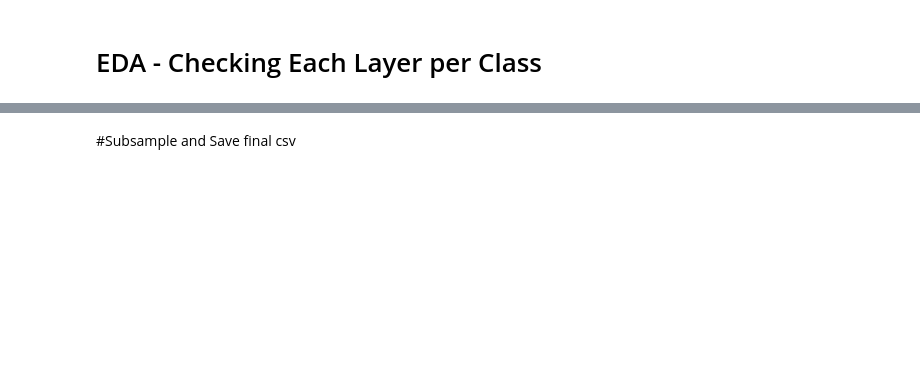
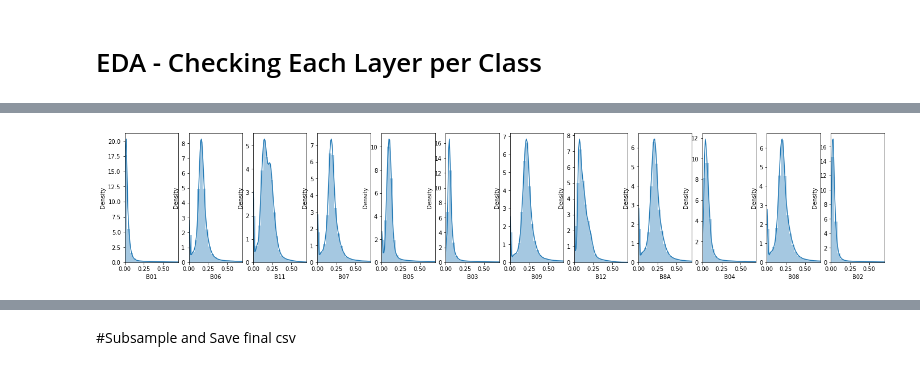
Before and after one commit to MudSnail/Land_Cover_Classification, a Jupyter notebook: EDA.ipynb, the cells around one changed output, grey strips where cells are left out. Cells and saved outputs as stored; diff of their text form; code cells hidden in the pictures; blank space fills up the shorter version.

```diff
--- a/EDA.ipynb
+++ b/EDA.ipynb
@@ -164,6 +190,8 @@ plot_class_distributions(17,0, 0.6)
 # %%
 #Check skewness of Class 18
-plot_class_distributions(18,0,0.3)
+plot_class_distributions(18,0,0.7)
+# %% [output]
+[figure, added]
 # %%
 #Check skewness of Class 19
 plot_class_distributions(19,-0.2,1)
```
Also changed, not shown: parts of 23 cells of this notebook.
